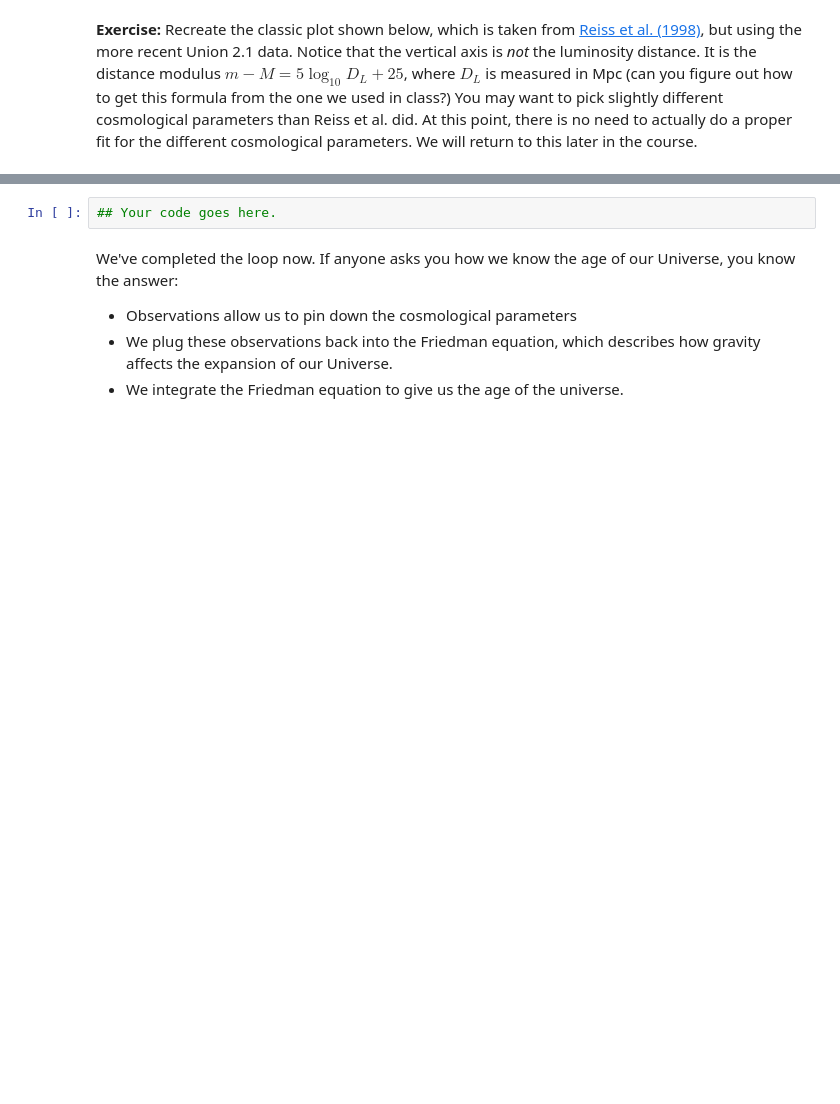
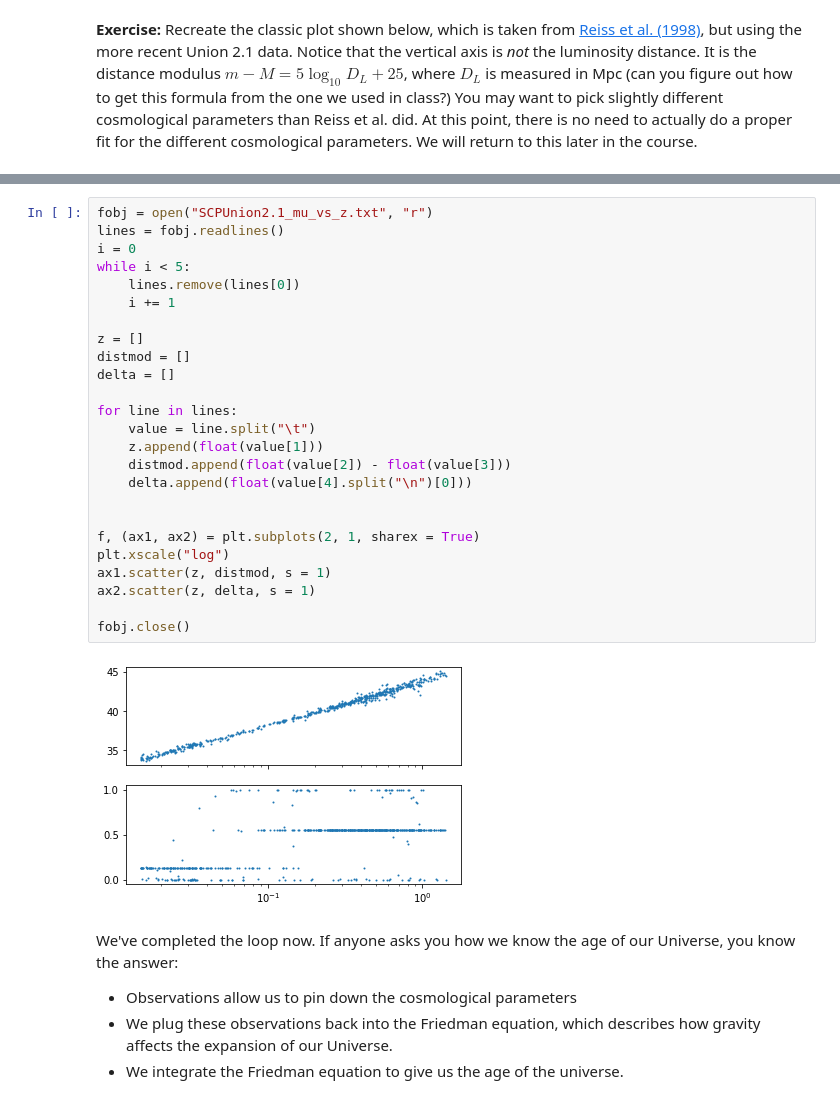
Before and after one commit to Ecksdee02/Phys321_Labs, a Jupyter notebook: Lab2/CodingLab02_CosmologicalDistance.ipynb, the cells around one changed output, grey strips where cells are left out. Cells and saved outputs as stored; diff of their text form; blank space fills up the shorter version.

```diff
--- a/Lab2/CodingLab02_CosmologicalDistance.ipynb
+++ b/Lab2/CodingLab02_CosmologicalDistance.ipynb
@@ -344,8 +344,33 @@ The [Supernova Cosmology Project Union 2.1 Compilation](http://supernova.lbl.gov
 <div>
 <img src="images/Reiss.png" width="450">
 </div>
-# %%
-## Your code goes here.
+# %%
+fobj = open("SCPUnion2.1_mu_vs_z.txt", "r")
+lines = fobj.readlines()
+i = 0
+while i < 5:
+    lines.remove(lines[0])
+    i += 1
+
+z = []
+distmod = []
+delta = []
+
+for line in lines:
+    value = line.split("\t")
+    z.append(float(value[1]))
+    distmod.append(float(value[2]) - float(value[3]))
+    delta.append(float(value[4].split("\n")[0]))
+
+
+f, (ax1, ax2) = plt.subplots(2, 1, sharex = True)
+plt.xscale("log")
+ax1.scatter(z, distmod, s = 1)
+ax2.scatter(z, delta, s = 1)
+
+fobj.close()
+# %% [output]
+[figure, added]
 # %% [markdown]
 We've completed the loop now. If anyone asks you how we know the age of our Universe, you know the answer:
 * Observations allow us to pin down the cosmological parameters
```
